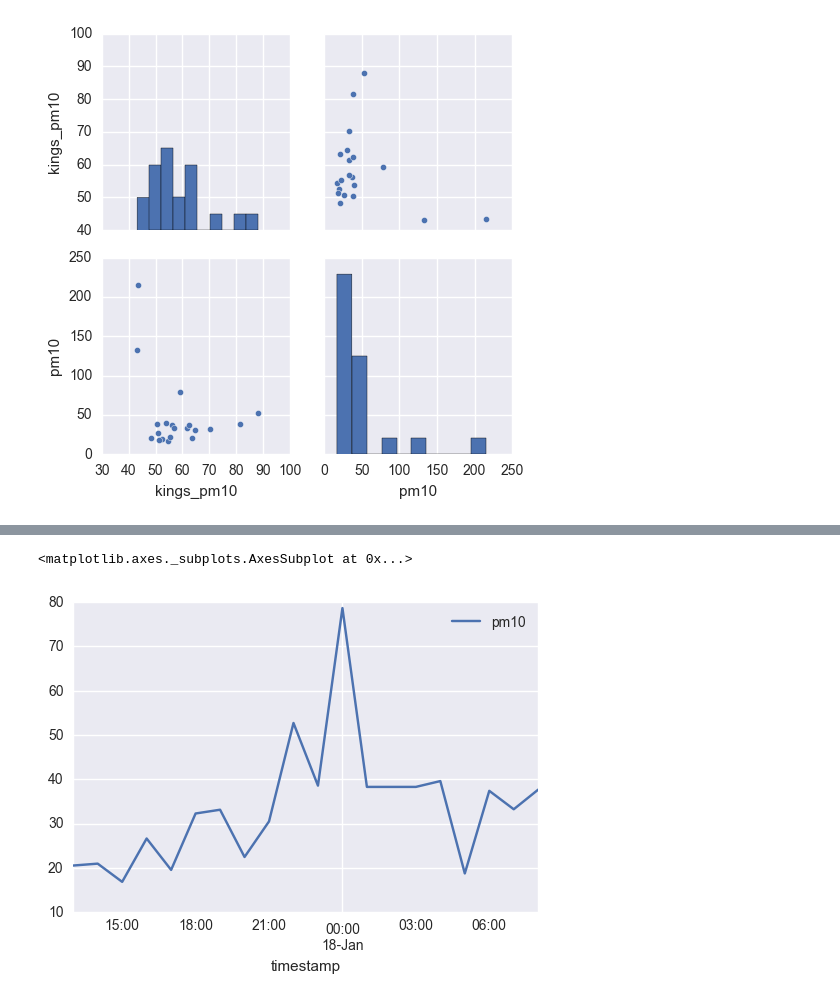
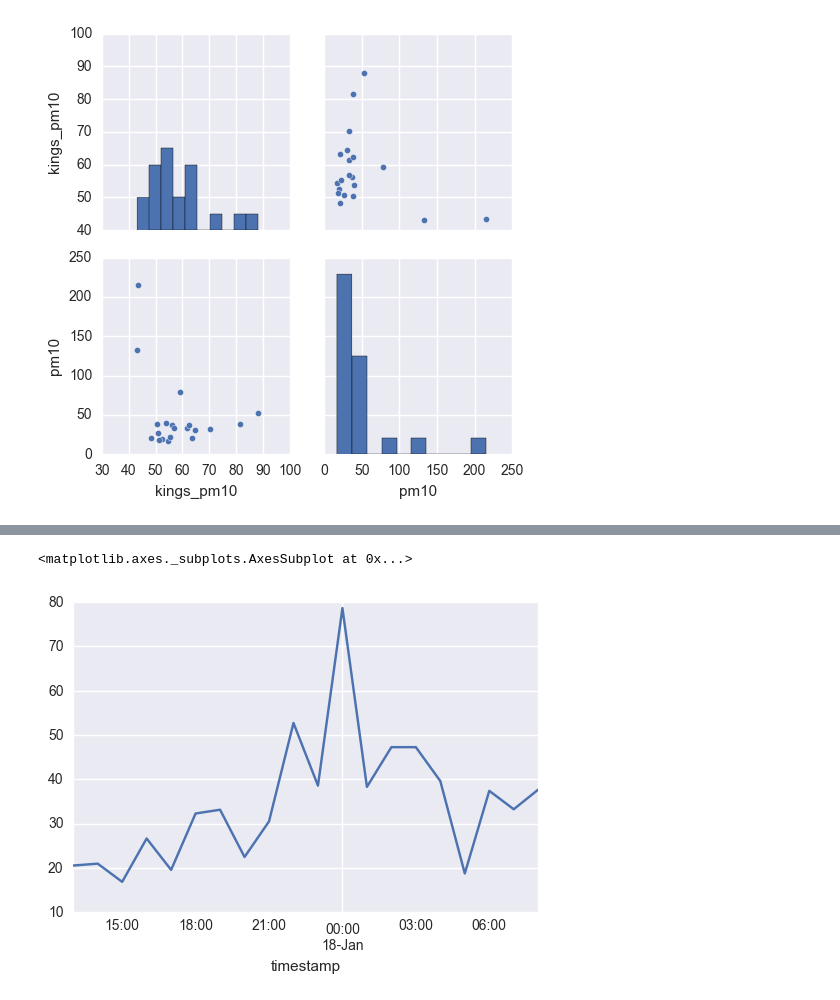
Before and after one commit to lingxz/climathon2016, a Jupyter notebook: sensors-colocation.ipynb, the cells around one changed output, grey strips where cells are left out. Drawn from its saved outputs; the diff is of its cells as text; code cells hidden in the pictures.

```diff
--- a/sensors-colocation.ipynb
+++ b/sensors-colocation.ipynb
@@ -596,8 +581,16 @@ Coordinates:
-# %%
-pm10_df.plot()
-# %% [output]
-<matplotlib.axes._subplots.AxesSubplot at 0x...>
-[figure, removed]
+# %%
+def remove_outliers(df, col):
+    new_df = df.copy()
+    outliers = (new_df[col] - new_df[col].median()).abs() > 1 * new_df[col].std()
+    new_df.ix[new_df[col].notnull() & outliers, col] = new_df[col].mean()
+    return new_df
+
+new = remove_outliers(ds_merged.to_dataframe(), 'pm10')
+ds_merged = xr.Dataset.from_dataframe(new)
+new.pm10.plot()
+# %% [output]
+<matplotlib.axes._subplots.AxesSubplot at 0x...>
+[figure, added]
 # %%
 # convenience function for reshaping for use in sklearn linear regression
 def reshape(xarray_col):
```
Also changed, not shown: parts of 27 cells of this notebook.
